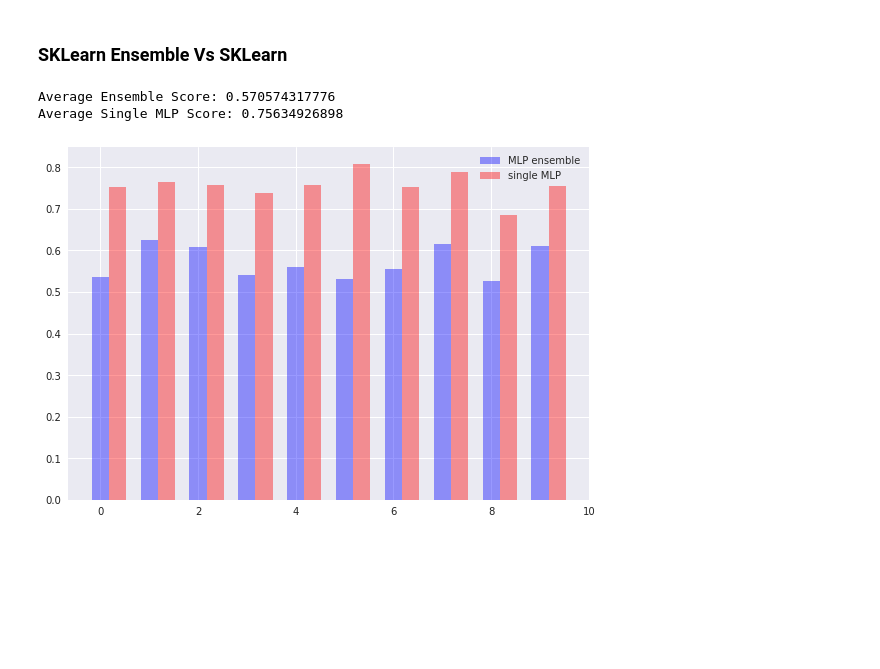
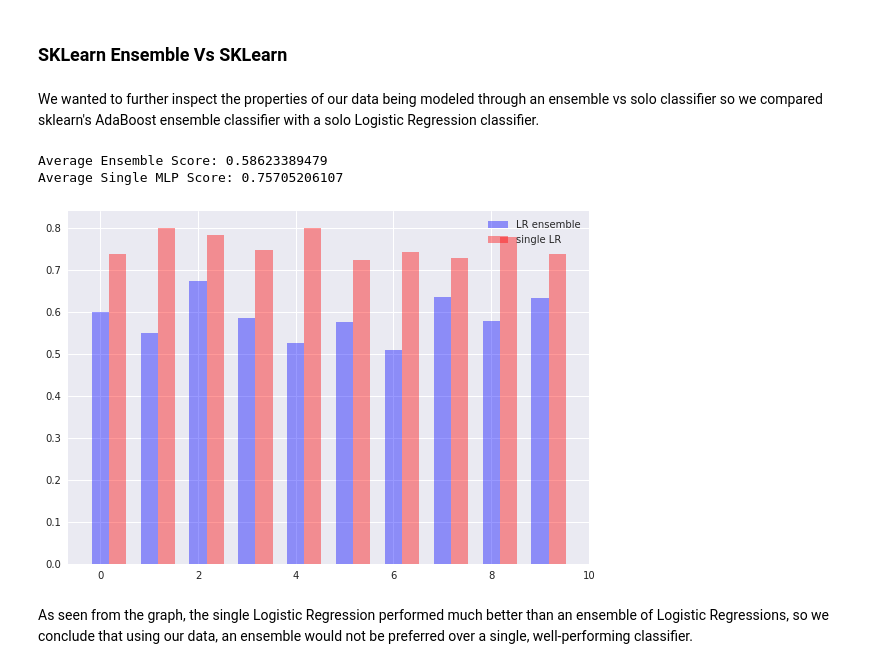
Before and after one commit to LukeWood/LightningMcQueenClassification, a Jupyter notebook: Lab6-Main.ipynb, the cells around one changed output. Cells and saved outputs as stored; diff of their text form; code cells hidden in the pictures; blank space fills up the shorter version.

```diff
--- a/Lab6-Main.ipynb
+++ b/Lab6-Main.ipynb
@@ -612,19 +614,19 @@ plot_side_by_side(ensemble_scores, mlp_scores, 'MLP ensemble', 'single MLP')
 The ensemble scored a little better than with 2 features, but still not as good as the single MLP performed. We conclude that all features are necessary to classify our instances, this makes sense considering that our dataset has such a small amount of features (only 6).
 # %% [markdown]
 ### SKLearn Ensemble Vs SKLearn
+# %% [markdown]
+We wanted to further inspect the properties of our data being modeled through an ensemble vs solo classifier so we compared sklearn's AdaBoost ensemble classifier with a solo Logistic Regression classifier.
 # %%
 from sklearn.ensemble import AdaBoostClassifier
 
 ensemble = AdaBoostClassifier(base_estimator=LogisticRegression())
-mlp=LogisticRegression()
+lr=LogisticRegression()
 
 cv = StratifiedShuffleSplit(n_splits=10, test_size=0.05)
-my_scorer = make_scorer(_score, weight_matrix=weights)
-_score = score_wrapper(weighted_recall_score)
-my_scorer = make_scorer(_score, weight_matrix=weights)
+my_scorer = make_scorer(weighted_recall_score, weight_matrix=weights)
 
 ensemble_scores = []
-mlp_scores = []
+lr_scores = []
 
 for train_index, test_index in cv.split(X, y):
     X_train, X_test = X[train_index], X[test_index]
@@ -634,16 +636,18 @@ for train_index, test_index in cv.split(X, y):
     y_hat = ensemble.predict(X_test)
     ensemble_scores.append(weighted_recall_score(y_test, y_hat, weight_matrix=weights))
 
-    mlp.fit(X_train, y_train)
-    y_hat = mlp.predict(X_test)
-    mlp_scores.append(weighted_recall_score(y_test, y_hat, weight_matrix=weights))
+    lr.fit(X_train, y_train)
+    y_hat = lr.predict(X_test)
+    lr_scores.append(weighted_recall_score(y_test, y_hat, weight_matrix=weights))
 
 print("Average Ensemble Score:",np.average(ensemble_scores))
-print("Average Single MLP Score:",np.average(mlp_scores))
+print("Average Single MLP Score:",np.average(lr_scores))
 # %% [output]
-Average Ensemble Score: 0.570574317776
-Average Single MLP Score: 0.75634926898
+Average Ensemble Score: 0.58623389479
+Average Single MLP Score: 0.75705206107
 # %%
-plot_side_by_side(ensemble_scores, mlp_scores, 'MLP ensemble', 'single MLP')
+plot_side_by_side(ensemble_scores, lr_scores, 'LR ensemble', 'single LR')
 # %% [output]
-[figure, old version]
+[figure, new version]
+# %% [markdown]
+As seen from the graph, the single Logistic Regression performed much better than an ensemble of Logistic Regressions, so we conclude that using our data, an ensemble would not be preferred over a single, well-performing classifier.
```
Also changed, not shown: parts of 17 cells of this notebook.
